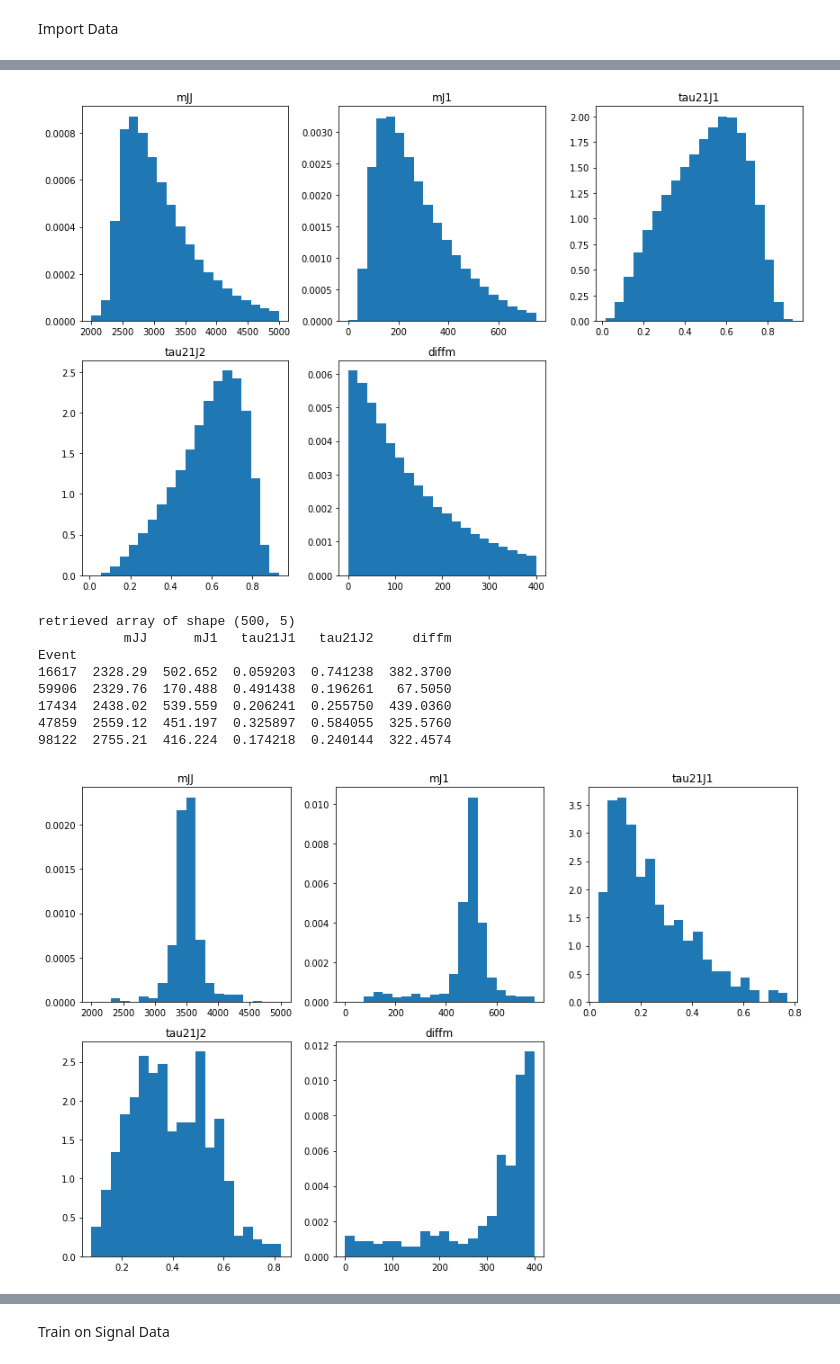
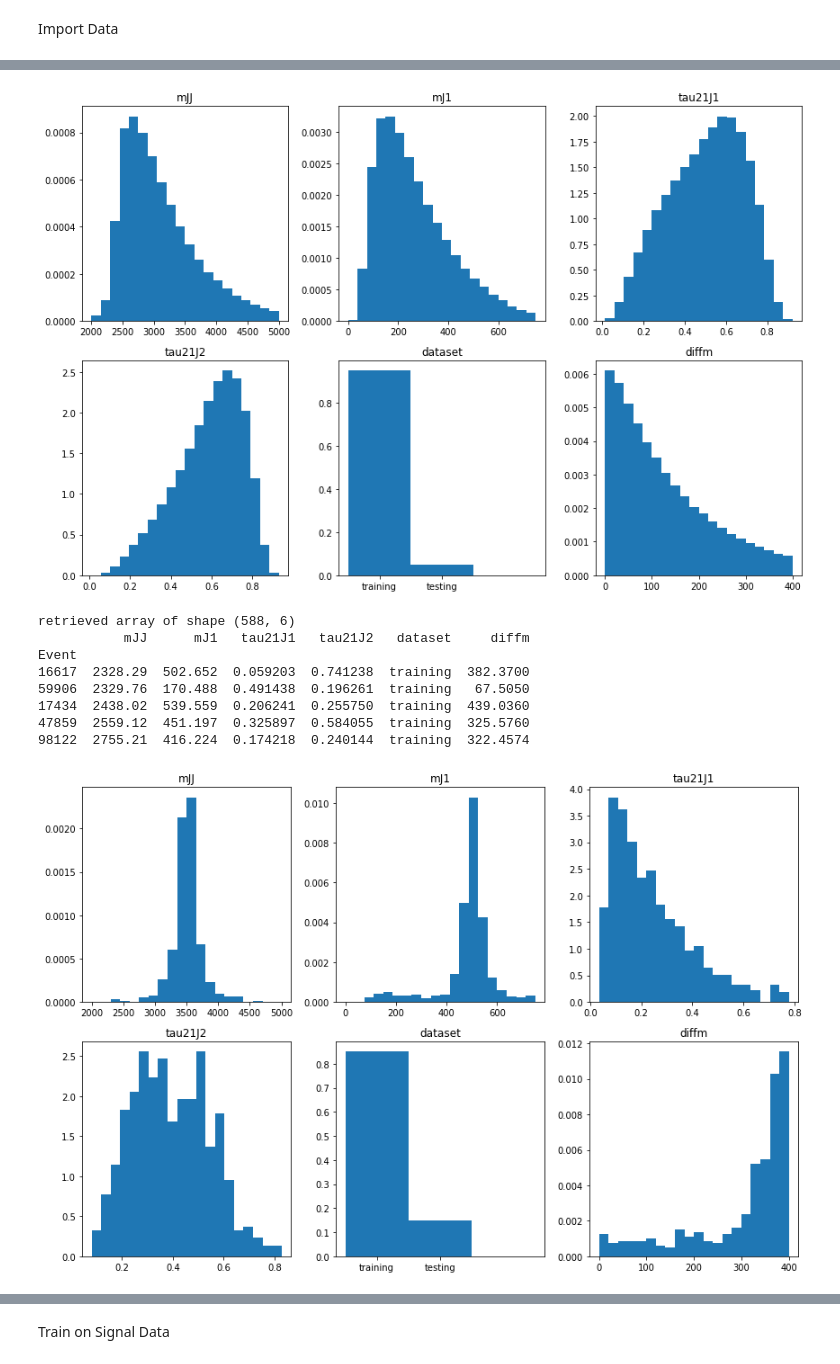
Before and after one commit to matteoettam09/i-flow, a Jupyter notebook: DensityEstimation/RnD_dataset.ipynb, the cells around one changed output, grey strips where cells are left out. Drawn from its saved outputs; the diff is of its cells as text; code cells hidden in the pictures.

```diff
--- a/DensityEstimation/RnD_dataset.ipynb
+++ b/DensityEstimation/RnD_dataset.ipynb
@@ -15,20 +15,29 @@ tfd = tfp.distributions  # pylint: disable=invalid-name
 tfb = tfp.bijectors  # pylint: disable=invalid-name
 tf.keras.backend.set_floatx('float64')
 # %%
-def prepare_mother_list(filepath, Nevents=-1, random_state=1, make_plot=True):
+def prepare_mother_list(filepath, Nevents=-1, random_state=1, make_plot=True, testratio=0.15):
     # read and add column names
     data = pd.read_csv(filepath, header=None, sep=' ')
     data.columns = ['Event', 'mJJ', 'mJ1', 'tau21J1', 'mJ2', 'tau21J2']
     data.set_index('Event', inplace=True)
 
     # select only Nevents number of events
-    if 0 < Nevents <= len(data):
+    Nevents = int(Nevents/(1-testratio))
+    if len(data) < Nevents:
+        print('WARNING: asking for {0} + {1} = {2} events (training + testing), but only {3} provided.'
+              'Either reduce Nevents or the testratio (default=0.15)'.format(
+                Nevents*(1-testratio), Nevents*testratio, Nevents, len(data)))
+    if 0 < Nevents < len(data):
         data = data.sample(Nevents, random_state=random_state)
-    elif Nevents > len(data):
-        raise ValueError('request more events than provided')
+
+    # define training and testing subset
+    data['dataset'] = 'training'
+    testingset = data.sample(int(len(data)*testratio), random_state=0)
+    testingset.dataset = 'testing'
+    data.update(testingset)
 
     # remove nans and 0s, sort
-    data = data[~np.any(np.isnan(data) | (data==0), axis=1)]
+    data = data[~np.any(np.isnan(data.drop(columns='dataset')) | (data.drop(columns='dataset')==0), axis=1)]
     data.sort_values(by='mJJ', inplace=True)
 
     # make mJ1 > mJ2 (and also swap tau_21 accordingly)
@@ -58,6 +67,7 @@ def prepare_mother_list(filepath, Nevents=-1, random_state=1, make_plot=True):
         fig, axs = plt.subplots(rows, 3, figsize=(4*3, 4 * rows))
         for i, feature in enumerate(data.columns):
             hist_range = None
+            bins=20
             if feature == 'mJ1':
                 hist_range = (0, 750)
             elif feature == 'mJ2':
@@ -66,8 +76,11 @@ def prepare_mother_list(filepath, Nevents=-1, random_state=1, make_plot=True):
                 hist_range = (2000, 5000)
             elif feature == 'diffm':
                 hist_range = (0, 400)
+            elif feature == 'dataset':
+                hist_range = (-0.5, 2.5)
+                bins = 3
             axs[divmod(i, 3)].set_title(feature)
-            axs[divmod(i, 3)].hist(data.iloc[:, i], density=True, bins=20, range=hist_range)
+            axs[divmod(i, 3)].hist(data.iloc[:, i], density=True, bins=bins, range=hist_range)
         if mod != 0:
             for i in range(mod, 3):
                 axs[rows-1, i].remove()
@@ -127,7 +140,7 @@ def prepare_data_train(M,deltaM,list_by_minv, ignore=None):
     SBdata = hcube[~SR & ~edge].copy()
     SRdata = hcube[SR & ~edge].copy()
     SR_masses = list_by_minv[SR & ~edge].mJJ.values
-    return tf.convert_to_tensor(SBdata.values), tf.convert_to_tensor(SRdata.values), SR_masses
+    return SBdata, SRdata, SR_masses
 
 def combine_sig_bkg(sig, bkg, make_plot=True):
     sig['signal'] = True
@@ -143,12 +156,16 @@ def combine_sig_bkg(sig, bkg, make_plot=True):
         fig, axs = plt.subplots(rows, 3, figsize=(4*3, 4 * rows))
         for i, feature in enumerate(combined.columns):
             hist_range = None
+            bins = 20
             if feature == 'mJ1':
                 hist_range = (0, 750)
             elif feature == 'mJ2':
                 hist_range = (0, 400)
             elif feature == 'mJJ':
                 hist_range = (2000, 5000)
+            elif feature == 'dataset':
+                hist_range = (-0.5, 2.5)
+                bins = 3
 
             axs[divmod(i, 3)].set_title(feature)
             if combined.iloc[:, i].dtype == 'bool':
@@ -161,14 +178,17 @@ def combine_sig_bkg(sig, bkg, make_plot=True):
             else:
                 axs[divmod(i, 3)].hist(combined[~combined.signal].iloc[:, i],
                                        density=False, histtype='barstacked',
-                                       label='background', range=hist_range, bins=20)
+                                       label='background', range=hist_range, bins=bins)
                 axs[divmod(i, 3)].hist(combined[combined.signal].iloc[:, i],
                                        density=False, histtype='barstacked',
-                                       label='signal', range=hist_range, bins=20)
+                                       label='signal', range=hist_range, bins=bins)
             axs[divmod(i, 3)].set_yscale('log')
             axs[divmod(i, 3)].set_ylabel('# events, stacked')
             if i == 0:
                 axs[divmod(i, 3)].legend()
+        if mod != 0:
+            for i in range(mod, 3):
+                axs[rows-1, i].remove()
         plt.tight_layout()
         plt.show()
 
@@ -341,6 +384,6 @@ Import Data
 # %%
 bkgname="rndbkgout.txt"
 signame="rndsigout.txt"
-bkglist=prepare_mother_list(bkgname, 500000, random_state=10)
-siglist=prepare_mother_list(signame, 500, random_state=10)
+bkglist=prepare_mother_list(bkgname, 500000, random_state=10, testratio=0.05)
+siglist=prepare_mother_list(signame, 500, random_state=10, testratio=0.15)
 # %% [output]
@@ -355,13 +398,13 @@ Event
-[figure, old version]
+[figure, new version]
-retrieved array of shape (500, 5)
-           mJJ      mJ1   tau21J1   tau21J2     diffm
+retrieved array of shape (588, 6)
+           mJJ      mJ1   tau21J1   tau21J2   dataset     diffm
 Event
-16617  2328.29  502.652  0.059203  0.741238  382.3700
-59906  2329.76  170.488  0.491438  0.196261   67.5050
-17434  2438.02  539.559  0.206241  0.255750  439.0360
-47859  2559.12  451.197  0.325897  0.584055  325.5760
-98122  2755.21  416.224  0.174218  0.240144  322.4574
+16617  2328.29  502.652  0.059203  0.741238  training  382.3700
+59906  2329.76  170.488  0.491438  0.196261  training   67.5050
+17434  2438.02  539.559  0.206241  0.255750  training  439.0360
+47859  2559.12  451.197  0.325897  0.584055  training  325.5760
+98122  2755.21  416.224  0.174218  0.240144  training  322.4574
-[figure, old version]
+[figure, new version]
 # %%
 combined = combine_sig_bkg(siglist, bkglist)
 # %% [output]
```
Also changed, not shown: parts of 18 cells of this notebook.
